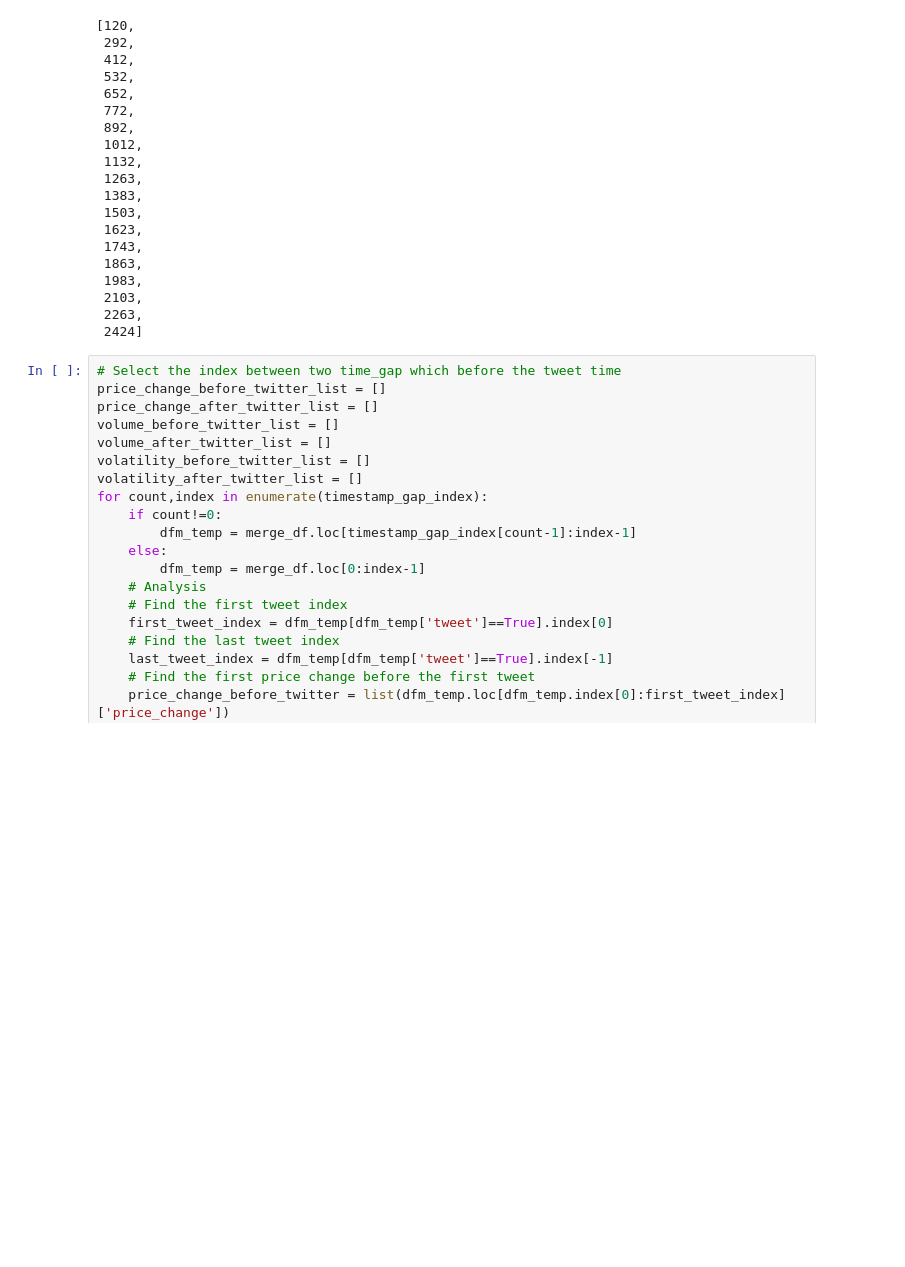
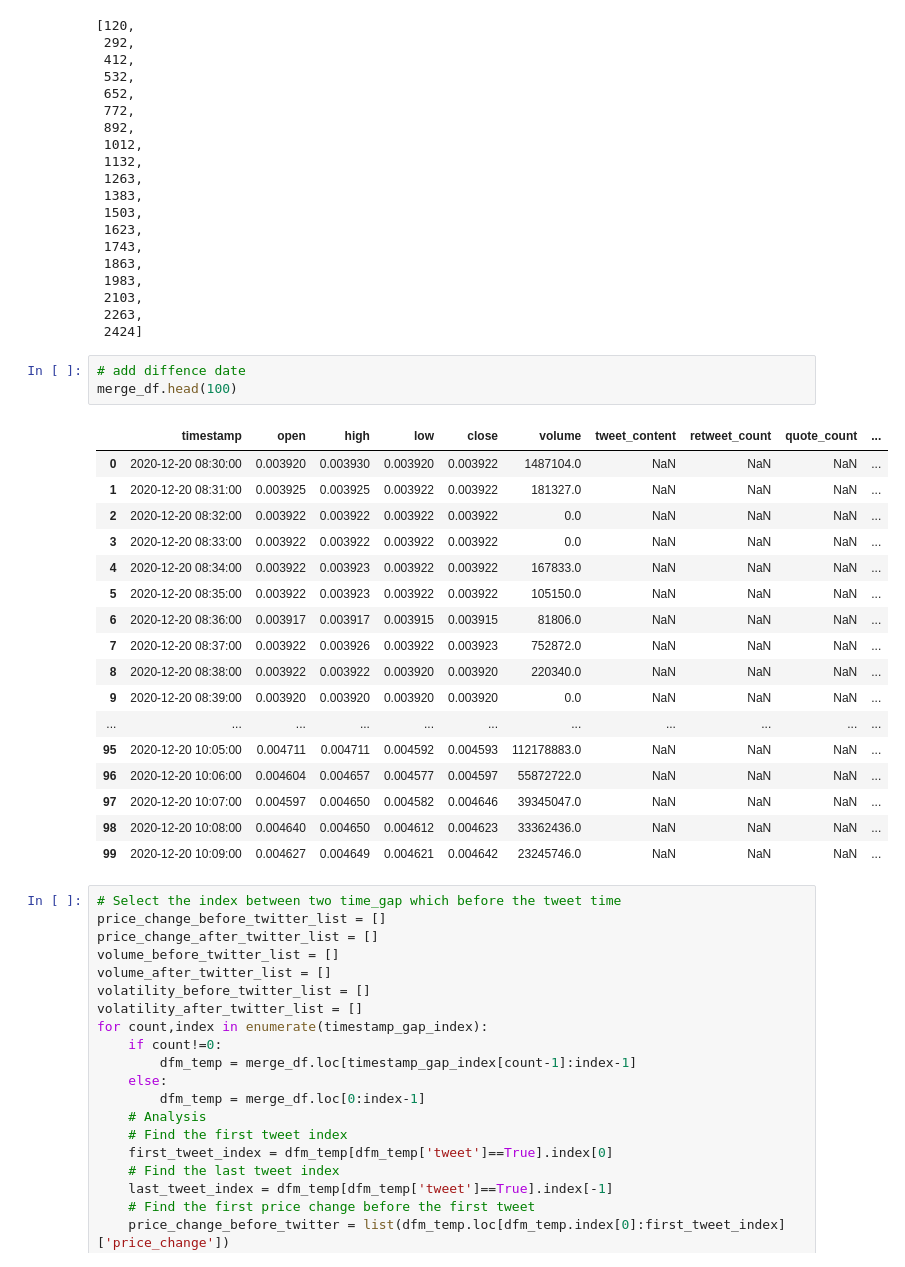
Before and after one commit to ba-group-projects/dogecoin-twitter-elon-musk, a Jupyter notebook: smm750_eda.ipynb, the cells around one changed output. Cells and saved outputs as stored; diff of their text form; blank space fills up the shorter version.

```diff
--- a/smm750_eda.ipynb
+++ b/smm750_eda.ipynb
@@ -81,6 +81,27 @@ timestamp_gap_index
  2103,
  2263,
  2424]
+# %%
+# add diffence date
+merge_df.head(100)
+# %% [output]
+|  | timestamp | open | high | low | close | volume | tweet_content | retweet_count | quote_count | ... |
+| 0 | 2020-12-20 08:30:00 | 0.003920 | 0.003930 | 0.003920 | 0.003922 | 1487104.0 | NaN | NaN | NaN | ... |
+| 1 | 2020-12-20 08:31:00 | 0.003925 | 0.003925 | 0.003922 | 0.003922 | 181327.0 | NaN | NaN | NaN | ... |
+| 2 | 2020-12-20 08:32:00 | 0.003922 | 0.003922 | 0.003922 | 0.003922 | 0.0 | NaN | NaN | NaN | ... |
+| 3 | 2020-12-20 08:33:00 | 0.003922 | 0.003922 | 0.003922 | 0.003922 | 0.0 | NaN | NaN | NaN | ... |
+| 4 | 2020-12-20 08:34:00 | 0.003922 | 0.003923 | 0.003922 | 0.003922 | 167833.0 | NaN | NaN | NaN | ... |
+| 5 | 2020-12-20 08:35:00 | 0.003922 | 0.003923 | 0.003922 | 0.003922 | 105150.0 | NaN | NaN | NaN | ... |
+| 6 | 2020-12-20 08:36:00 | 0.003917 | 0.003917 | 0.003915 | 0.003915 | 81806.0 | NaN | NaN | NaN | ... |
+| 7 | 2020-12-20 08:37:00 | 0.003922 | 0.003926 | 0.003922 | 0.003923 | 752872.0 | NaN | NaN | NaN | ... |
+| 8 | 2020-12-20 08:38:00 | 0.003922 | 0.003922 | 0.003920 | 0.003920 | 220340.0 | NaN | NaN | NaN | ... |
+| 9 | 2020-12-20 08:39:00 | 0.003920 | 0.003920 | 0.003920 | 0.003920 | 0.0 | NaN | NaN | NaN | ... |
+| ... | ... | ... | ... | ... | ... | ... | ... | ... | ... | ... |
+| 95 | 2020-12-20 10:05:00 | 0.004711 | 0.004711 | 0.004592 | 0.004593 | 112178883.0 | NaN | NaN | NaN | ... |
+| 96 | 2020-12-20 10:06:00 | 0.004604 | 0.004657 | 0.004577 | 0.004597 | 55872722.0 | NaN | NaN | NaN | ... |
+| 97 | 2020-12-20 10:07:00 | 0.004597 | 0.004650 | 0.004582 | 0.004646 | 39345047.0 | NaN | NaN | NaN | ... |
+| 98 | 2020-12-20 10:08:00 | 0.004640 | 0.004650 | 0.004612 | 0.004623 | 33362436.0 | NaN | NaN | NaN | ... |
+| 99 | 2020-12-20 10:09:00 | 0.004627 | 0.004649 | 0.004621 | 0.004642 | 23245746.0 | NaN | NaN | NaN | ... |
 # %%
 # Select the index between two time_gap which before the tweet time
 price_change_before_twitter_list = []
```
Also changed, not shown: parts of 5 cells of this notebook, 4 other files.
